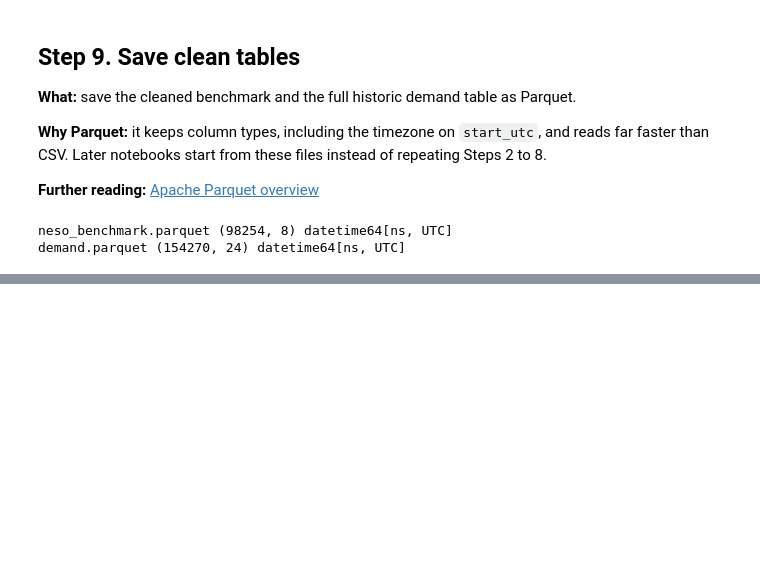
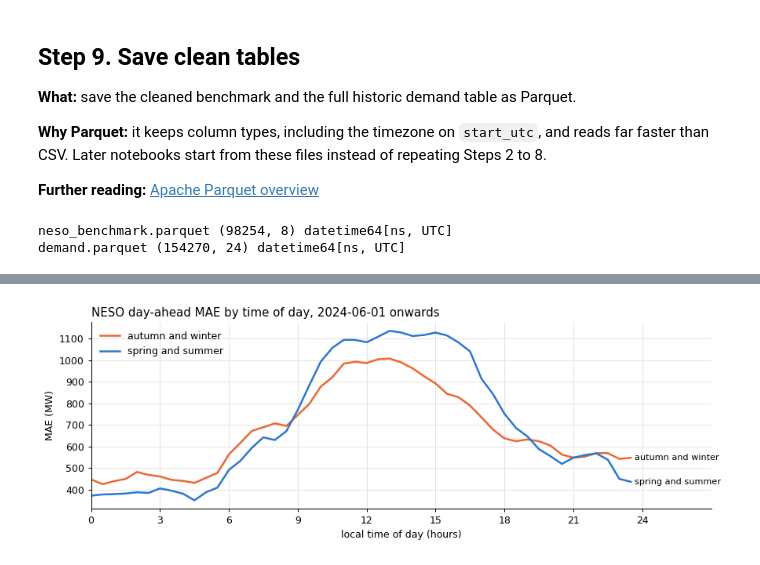
Before and after one commit to ansingh16/gb-demand-forecast, a Jupyter notebook: notebooks/02_benchmark_alignment.ipynb, the cells around one changed output, grey strips where cells are left out. Cells and saved outputs as stored; diff of their text form; code cells hidden in the pictures; blank space fills up the shorter version.

Commit message:
score neso's forecast, the bar to beat

```diff
--- a/notebooks/02_benchmark_alignment.ipynb
+++ b/notebooks/02_benchmark_alignment.ipynb
@@ -485,0 +548,6 @@ demand.parquet (154270, 24) datetime64[ns, UTC]
+# %%
+TEST_START = "2024-06-01"
+test = bench[bench["start_utc"] >= pd.Timestamp(TEST_START, tz="Europe/London")].copy()
+print(test["Date"].min(), "to", test["Date"].max())
+neso_test = score_frame(test)
+neso_test.round(2)
@@ -485,0 +583,11 @@ demand.parquet (154270, 24) datetime64[ns, UTC]
+# %%
+SEASONS = {12: "winter", 1: "winter", 2: "winter", 3: "spring", 4: "spring", 5: "spring",
+           6: "summer", 7: "summer", 8: "summer", 9: "autumn", 10: "autumn", 11: "autumn"}
+local = test["start_utc"].dt.tz_convert("Europe/London")
+test["season"] = local.dt.month.map(SEASONS)
+test["weekend"] = local.dt.dayofweek >= 5
+test["local_hour"] = local.dt.hour + local.dt.minute / 60
+
+print(test.groupby("season").apply(score_frame, include_groups=False).round(1).to_string())
+print()
+print(test.groupby("weekend").apply(score_frame, include_groups=False).round(1).to_string())
@@ -485,0 +606,21 @@ demand.parquet (154270, 24) datetime64[ns, UTC]
+# %%
+by_hour = {
+    name: group.groupby("local_hour").apply(score_frame, include_groups=False)["MAE"]
+    for name, group in test.groupby(test["season"].isin(["spring", "summer"]).map({True: "spring and summer", False: "autumn and winter"}))
+}
+
+fig, ax = plt.subplots(figsize=(10, 3.6))
+for (name, mae), color in zip(by_hour.items(), [ORANGE, BLUE]):
+    ax.plot(mae.index, mae.values, color=color, label=name)
+    ax.annotate(name, (mae.index[-1], mae.values[-1]), xytext=(4, 0),
+                textcoords="offset points", va="center", fontsize=9)
+ax.set_xlim(0, 27)
+ax.set_xticks(range(0, 25, 3))
+ax.set_xlabel("local time of day (hours)")
+ax.set_ylabel("MAE (MW)")
+ax.set_title(f"NESO day-ahead MAE by time of day, {TEST_START} onwards", loc="left")
+ax.legend(loc="upper left", frameon=False)
+fig.tight_layout()
+plt.show()
+# %% [output]
+[figure, added]
```
Also changed, not shown: parts of 14 cells of this notebook.
